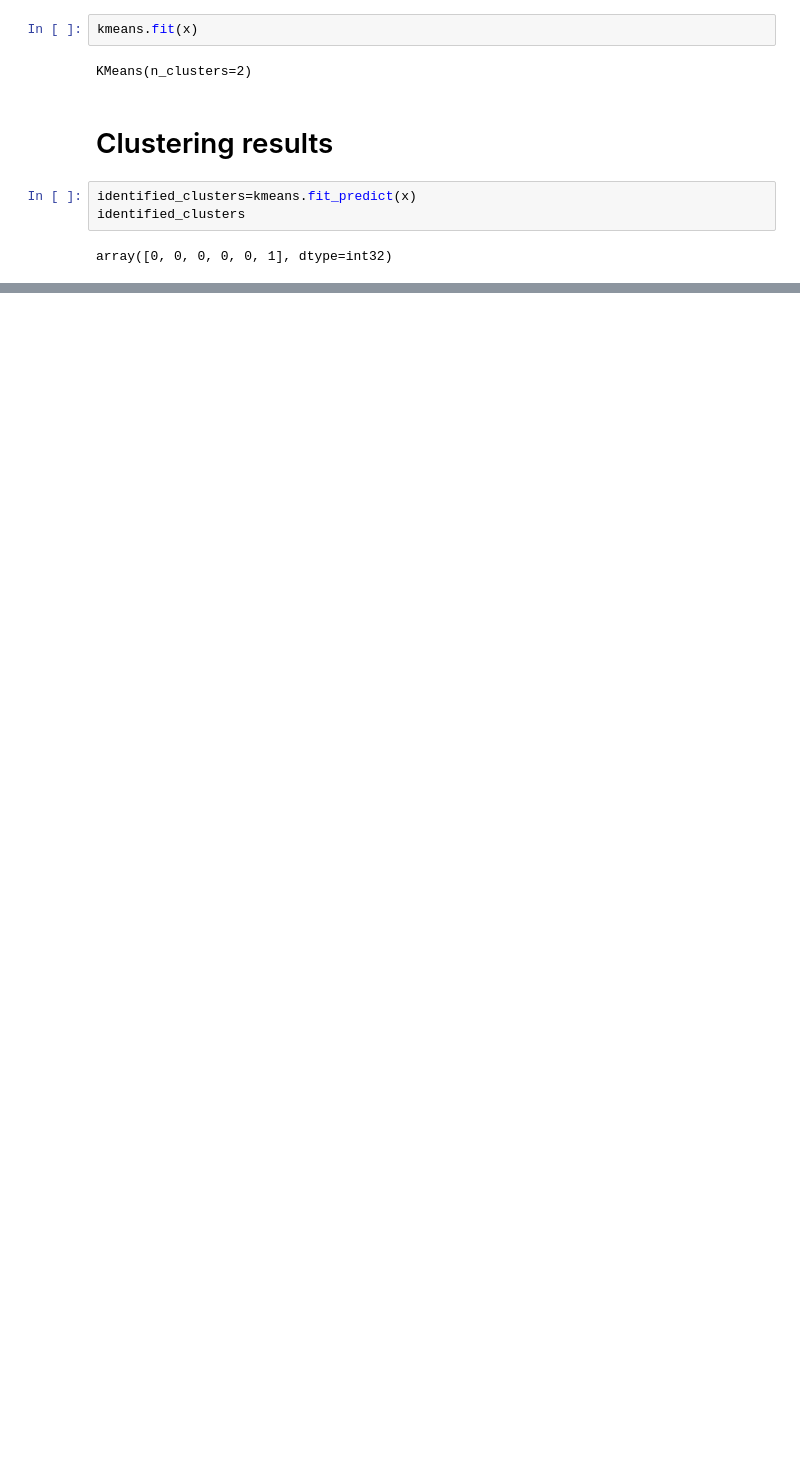
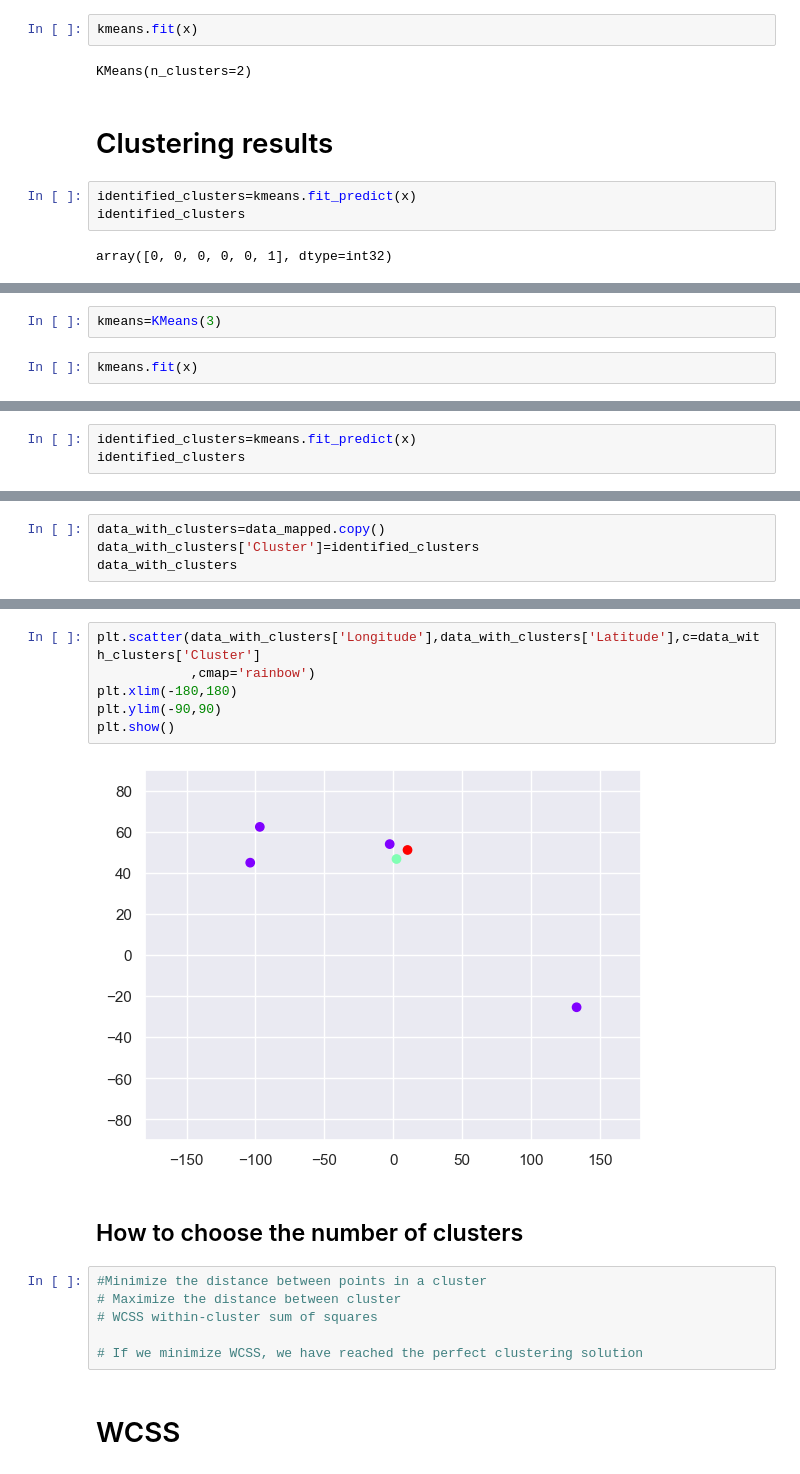
Before and after one commit to meraviverma/MachineLearning_Intro, a Jupyter notebook: the-data-science-bootcamp/Section 38 K-Means/K_MeansClustering.ipynb, the cells around one changed output, grey strips where cells are left out. Saved outputs shown, nothing was run; the diff lists cells and outputs as text; blank space fills up the shorter version.

```diff
--- a/the-data-science-bootcamp/Section 38 K-Means/K_MeansClustering.ipynb
+++ b/the-data-science-bootcamp/Section 38 K-Means/K_MeansClustering.ipynb
@@ -74,0 +129,4 @@ plt.show()
+# %%
+kmeans=KMeans(3)
+# %%
+kmeans.fit(x)
@@ -74,0 +137,3 @@ plt.show()
+# %%
+identified_clusters=kmeans.fit_predict(x)
+identified_clusters
@@ -74,0 +142,4 @@ plt.show()
+# %%
+data_with_clusters=data_mapped.copy()
+data_with_clusters['Cluster']=identified_clusters
+data_with_clusters
@@ -74,0 +154,18 @@ plt.show()
+# %%
+plt.scatter(data_with_clusters['Longitude'],data_with_clusters['Latitude'],c=data_with_clusters['Cluster']
+            ,cmap='rainbow')
+plt.xlim(-180,180)
+plt.ylim(-90,90)
+plt.show()
+# %% [output]
+[figure, added]
+# %% [markdown]
+## How to choose the number of clusters
+# %%
+#Minimize the distance between points in a cluster
+# Maximize the distance between cluster
+# WCSS within-cluster sum of squares
+
+# If we minimize WCSS, we have reached the perfect clustering solution
+# %% [markdown]
+# WCSS
```
Also changed, not shown: parts of 20 cells of this notebook, 2 other files.
